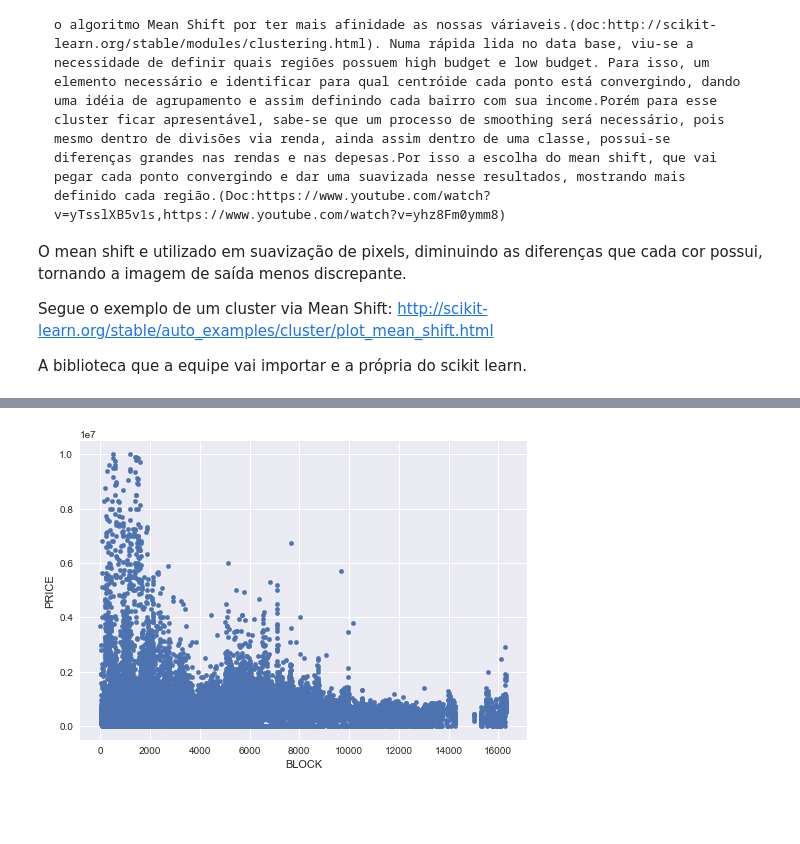
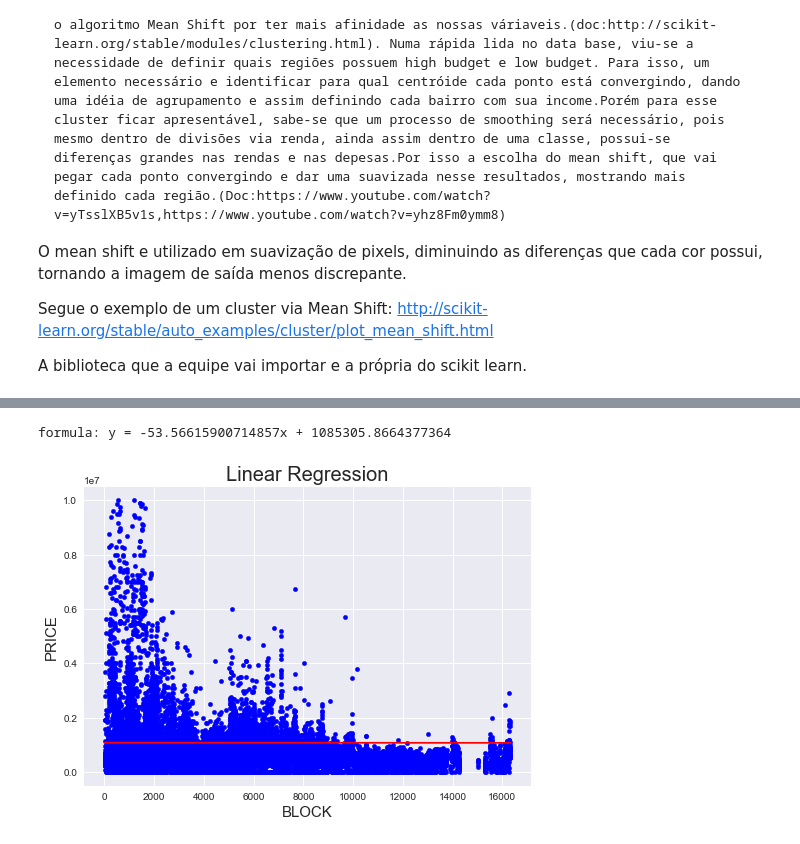
Before and after one commit to AntonioAndraues/Pj3_Ciencia_dos_Dados, a Jupyter notebook: Projeto+3+ (1).ipynb, the cells around one changed output, grey strips where cells are left out. Drawn from its saved outputs; the diff is of its cells as text; code cells hidden in the pictures; blank space fills up the shorter version.

Commit message:
changes liner plot

```diff
--- a/Projeto+3+ (1).ipynb
+++ b/Projeto+3+ (1).ipynb
@@ -146,13 +136,25 @@ df
-# %%
-df4 = pd.DataFrame() #NOIA FAZER
-df4['BLOCK'] = dados2.BLOCK
-df4['PRICE'] = dados2.SALE_PRICE
-df4.plot.scatter(x='BLOCK',y='PRICE')
-# df3.plot.set_xlabel('Year Built')
-# df3.plot.set_ylabel('Price')
-plt.show()
-# %% [output]
-[figure, removed]
+# %%
+df4 = pd.DataFrame() #NOIA FAZER
+df4['BLOCK'] = dados2.BLOCK
+df4['PRICE'] = dados2.SALE_PRICE
+npMatrix = np.matrix(df4)
+X, Y = npMatrix[:,0], npMatrix[:,1]
+# mdl = LinearRegression().fit(X,Y) # either this or the next line
+mdl = linear_model.LinearRegression().fit(df4[['BLOCK']],df4.PRICE)
+m = mdl.coef_[0]
+b = mdl.intercept_
+print("formula: y = {0}x + {1}".format(m, b))
+df4.plot.scatter(x='BLOCK',y='PRICE',color='blue')
+plt.plot([0,max(df4.BLOCK)],[b,m*100+b],'r')
+plt.title('Linear Regression', fontsize = 20)
+plt.xlabel('BLOCK', fontsize = 15)
+plt.ylabel('PRICE', fontsize = 15)
+plt.show()
+
+plt.show()
+# %% [output]
+formula: y = -53.56615900714857x + 1085305.8664377364
+[figure, added]
 # %%
 X = df4['PRICE']
 Y = df4["BLOCK"]
```
Also changed, not shown: parts of 11 cells of this notebook.
